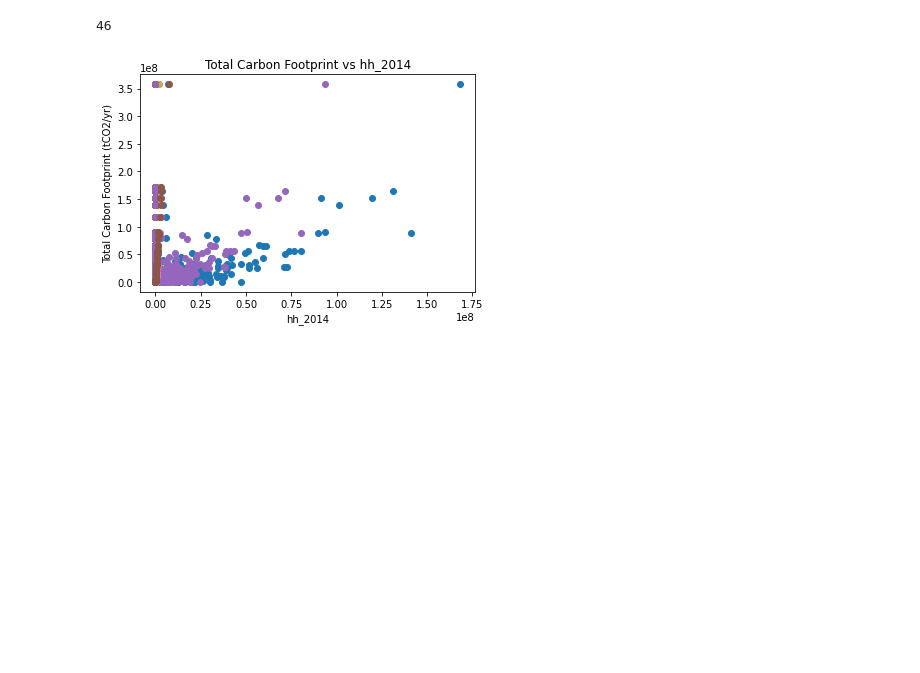
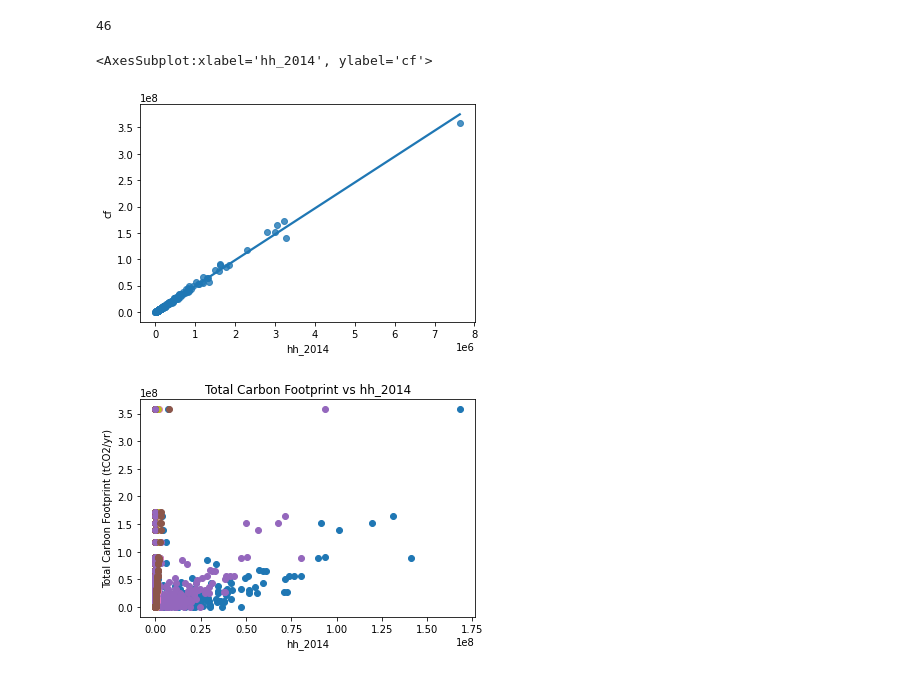
Before and after one commit to narslab/msa-emission-typologies, a Jupyter notebook: bin/jupyter/explanatory-plots.ipynb, the cells around one changed output. Saved outputs shown, nothing was run; the diff lists cells and outputs as text; code cells hidden in the pictures; blank space fills up the shorter version.

Commit message:
edited plots

```diff
--- a/bin/jupyter/explanatory-plots.ipynb
+++ b/bin/jupyter/explanatory-plots.ipynb
@@ -67,6 +68,13 @@ len(cols_to_plot.columns)
 46
 # %%
 #grid = sns.FacetGrid(df, col='cf', col_wrap=3)
+# %%
+xa = df['hh_2014']
+ya = df['cf']
+sns.regplot(xa, ya, ci=None)
+# %% [output]
+<AxesSubplot:xlabel='hh_2014', ylabel='cf'>
+[figure, added]
 # %%
 for column in cols_to_plot.columns:
     #grid.map(sns.scatterplot, x, y)
```
Also changed, not shown: parts of 3 cells of this notebook, 2 other files.
